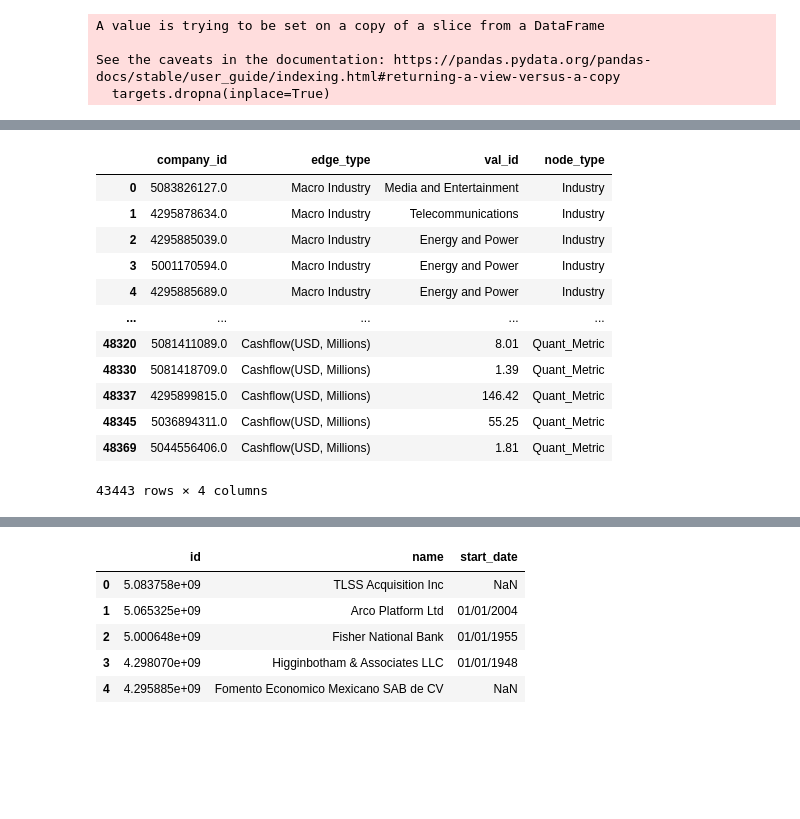
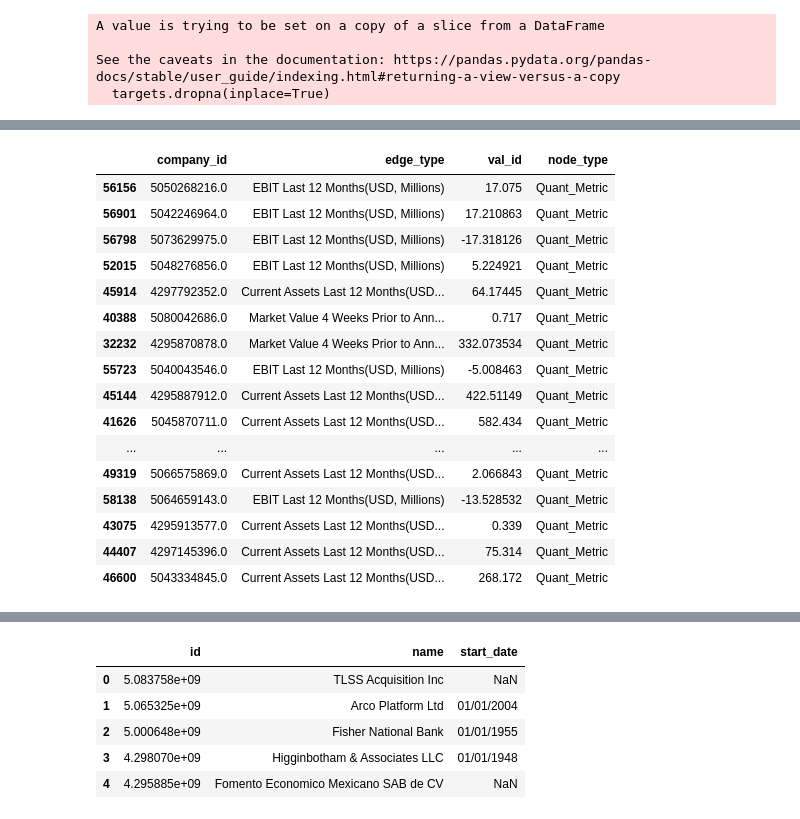
Before and after one commit to haochenzmax/Predicting_MnA-main, a Jupyter notebook: New_graph_exp/FeatureMapping.ipynb, the cells around one changed output, grey strips where cells are left out. Saved outputs shown, nothing was run; the diff lists cells and outputs as text; code cells hidden in the pictures; blank space fills up the shorter version.

```diff
--- a/New_graph_exp/FeatureMapping.ipynb
+++ b/New_graph_exp/FeatureMapping.ipynb
@@ -144,8 +212,6 @@ targets
 # %%
 # Remove Target from edge type
 targets['edge_type']=targets['edge_type'].str.replace('Target ','')
-# Replace ebitda with cashflow
-targets['edge_type'] = targets['edge_type'].str.replace("EBITDA Last 12 Months", 'Cashflow')
 targets['edge_type'] = targets['edge_type'].str.replace("Current Assets Last 12 Months ", 'Current Assets Last 12 Months')
 # %% [output]
 A value is trying to be set on a copy of a slice from a DataFrame.
@@ -191,7 +252,7 @@ acquirors = data[
         "Acquiror Number of Employees",
         "Acquiror Market Value 4 Weeks Prior to Announcement(USD, Millions)",
         "Acquiror Current Assets Last 12 Months(USD, Millions)",
-        "Acquiror CashFLow LTM(USD, Millions)",
+        "Acquiror EBIT Last 12 Months(USD, Millions)",
     ]
 ]
 # drop rows with permid as nan
@@ -217,7 +278,7 @@ set(acquirors.edge_type.values)
 # %%
 mapper2 = {
     "Acquiror Current Assets Last 12 Months(USD, Millions)": "Quant_Metric",
-    "Acquiror CashFLow LTM(USD, Millions)": "Quant_Metric",
+    "Acquiror EBIT Last 12 Months(USD, Millions)": "Quant_Metric",
     "Acquiror Macro Industry": "Industry",
     "Acquiror Market Value 4 Weeks Prior to Announcement(USD, Millions)": "Quant_Metric",
     "Acquiror Nation": "Location",
@@ -256,8 +317,6 @@ len(acquirors)
 # %%
 # remove Acquiror from edge type
 acquirors["edge_type"] = acquirors["edge_type"].str.replace("Acquiror ", "")
-# Replace cashflow
-acquirors["edge_type"] = acquirors["edge_type"].str.replace("CashFLow LTM", "Cashflow")
 # %%
 set(acquirors.edge_type.values)
 # %% [output]
@@ -285,17 +348,21 @@ len(nodes)
 # %%
-nodes
+nodes[nodes["node_type"] =='Quant_Metric'].sample(20)
 # %% [output]
 |  | company_id | edge_type | val_id | node_type |
-| 0 | 5083826127.0 | Macro Industry | Media and Entertainment | Industry |
-| 1 | 4295878634.0 | Macro Industry | Telecommunications | Industry |
-| 2 | 4295885039.0 | Macro Industry | Energy and Power | Industry |
-| 3 | 5001170594.0 | Macro Industry | Energy and Power | Industry |
-| 4 | 4295885689.0 | Macro Industry | Energy and Power | Industry |
+| 56156 | 5050268216.0 | EBIT Last 12 Months(USD, Millions) | 17.075 | Quant_Metric |
+| 56901 | 5042246964.0 | EBIT Last 12 Months(USD, Millions) | 17.210863 | Quant_Metric |
+| 56798 | 5073629975.0 | EBIT Last 12 Months(USD, Millions) | -17.318126 | Quant_Metric |
+| 52015 | 5048276856.0 | EBIT Last 12 Months(USD, Millions) | 5.224921 | Quant_Metric |
+| 45914 | 4297792352.0 | Current Assets Last 12 Months(USD... | 64.17445 | Quant_Metric |
+| 40388 | 5080042686.0 | Market Value 4 Weeks Prior to Ann... | 0.717 | Quant_Metric |
+| 32232 | 4295870878.0 | Market Value 4 Weeks Prior to Ann... | 332.073534 | Quant_Metric |
+| 55723 | 5040043546.0 | EBIT Last 12 Months(USD, Millions) | -5.008463 | Quant_Metric |
+| 45144 | 4295887912.0 | Current Assets Last 12 Months(USD... | 422.51149 | Quant_Metric |
+| 41626 | 5045870711.0 | Current Assets Last 12 Months(USD... | 582.434 | Quant_Metric |
 | ... | ... | ... | ... | ... |
-| 48320 | 5081411089.0 | Cashflow(USD, Millions) | 8.01 | Quant_Metric |
-| 48330 | 5081418709.0 | Cashflow(USD, Millions) | 1.39 | Quant_Metric |
-| 48337 | 4295899815.0 | Cashflow(USD, Millions) | 146.42 | Quant_Metric |
-| 48345 | 5036894311.0 | Cashflow(USD, Millions) | 55.25 | Quant_Metric |
-| 48369 | 5044556406.0 | Cashflow(USD, Millions) | 1.81 | Quant_Metric |
+| 49319 | 5066575869.0 | Current Assets Last 12 Months(USD... | 2.066843 | Quant_Metric |
+| 58138 | 5064659143.0 | EBIT Last 12 Months(USD, Millions) | -13.528532 | Quant_Metric |
+| 43075 | 4295913577.0 | Current Assets Last 12 Months(USD... | 0.339 | Quant_Metric |
+| 44407 | 4297145396.0 | Current Assets Last 12 Months(USD... | 75.314 | Quant_Metric |
+| 46600 | 5043334845.0 | Current Assets Last 12 Months(USD... | 268.172 | Quant_Metric |
-43443 rows × 4 columns
 # %%
```
Also changed, not shown: parts of 29 cells of this notebook, 6 other files.
